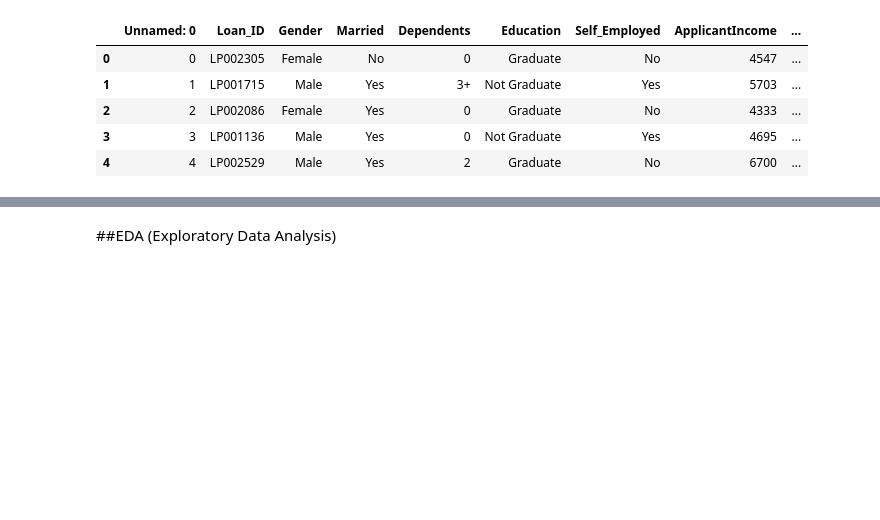
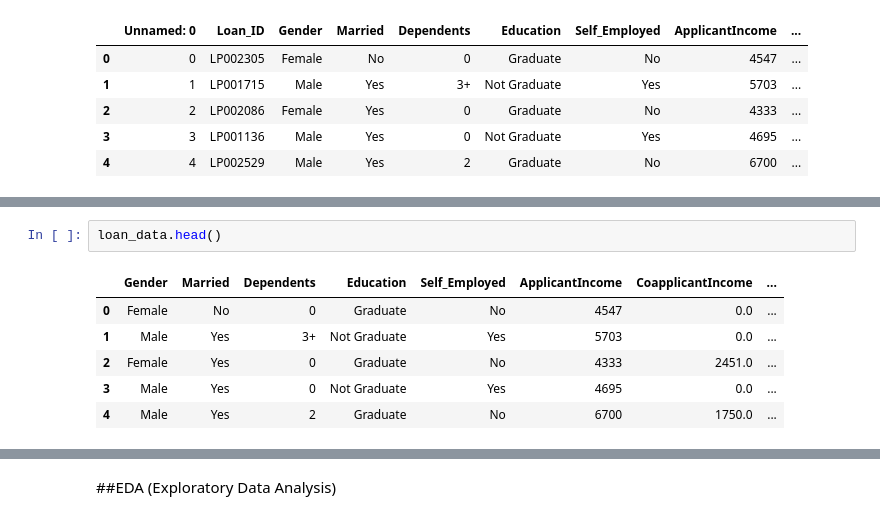
Before and after one commit to sabill/dphi-boothcamp-ml, a Jupyter notebook: Assignment_3_Advanced_Loan_or_No_Loan.ipynb, the cells around one changed output, grey strips where cells are left out. Cells and saved outputs as stored; diff of their text form; blank space fills up the shorter version.

```diff
--- a/Assignment_3_Advanced_Loan_or_No_Loan.ipynb
+++ b/Assignment_3_Advanced_Loan_or_No_Loan.ipynb
@@ -21,0 +69,9 @@ loan_data.head()
+# %%
+loan_data.head()
+# %% [output]
+|  | Gender | Married | Dependents | Education | Self_Employed | ApplicantIncome | CoapplicantIncome | ... |
+| 0 | Female | No | 0 | Graduate | No | 4547 | 0.0 | ... |
+| 1 | Male | Yes | 3+ | Not Graduate | Yes | 5703 | 0.0 | ... |
+| 2 | Female | Yes | 0 | Graduate | No | 4333 | 2451.0 | ... |
+| 3 | Male | Yes | 0 | Not Graduate | Yes | 4695 | 0.0 | ... |
+| 4 | Male | Yes | 2 | Graduate | No | 6700 | 1750.0 | ... |
```
Also changed, not shown: parts of 17 cells of this notebook.
